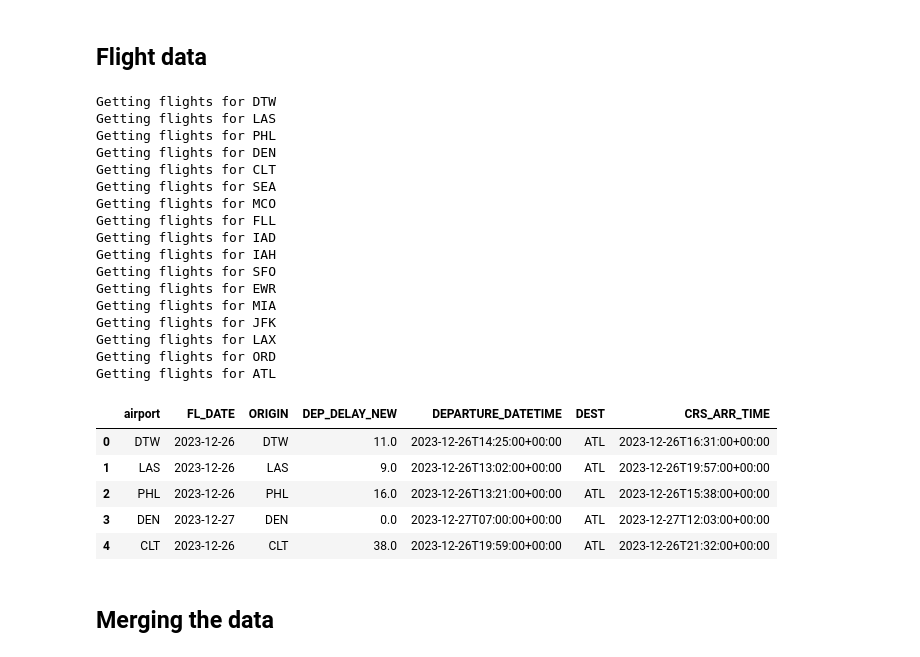
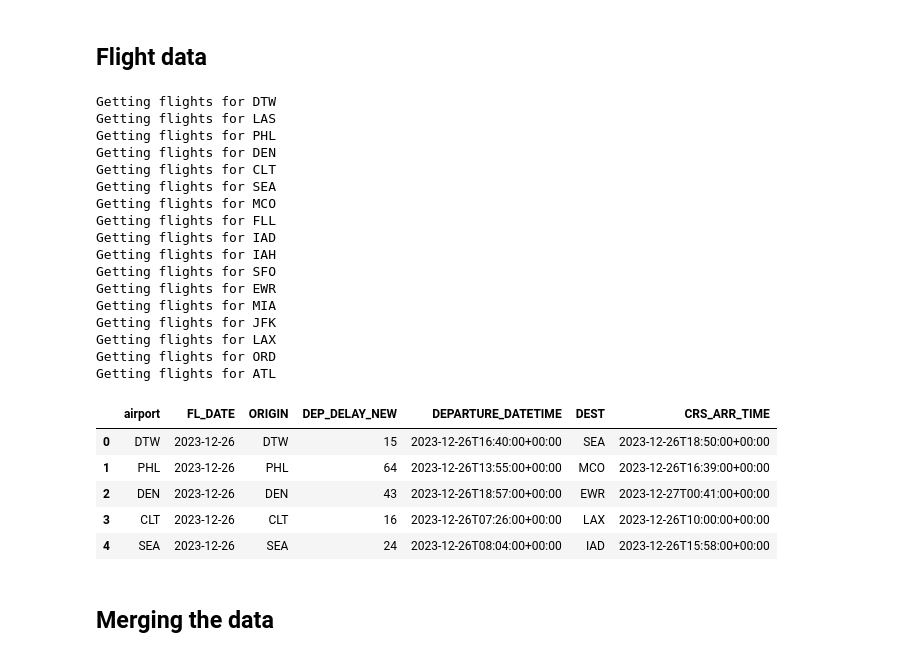
Before and after one commit to rezaqorbani/flight-delay-predictor, a Jupyter notebook: feature_engineering/new_data_pipeline.ipynb, the cells around one changed output. Cells and saved outputs as stored; diff of their text form; code cells hidden in the pictures.

```diff
--- a/feature_engineering/new_data_pipeline.ipynb
+++ b/feature_engineering/new_data_pipeline.ipynb
@@ -226,11 +226,11 @@ flight_data = []
 for i in range(len(selected_airports_iata)):
     print(f"Getting flights for {selected_airports_iata[i]}")
     # Parameters for the API request
+    rand_int = random.randint(0, len(selected_airports_iata) - 1)
     params = {
         "access_key": flight_api_key,
         "dep_iata": selected_airports_iata[i],  # Replace 'SFO' with your desired airport code
-        'arr_iata': selected_airports_iata,
-
+        'arr_iata': selected_airports_iata[rand_int],
     }
 
     # Making the GET request
@@ -251,38 +251,38 @@ for i in range(len(selected_airports_iata)):
         else:
             data["DEP_DELAY_NEW"] = 0.0
         data["DEPARTURE_DATETIME"] = response["departure"]["scheduled"]
         data["DEST"] = response["arrival"]["iata"]
         data["CRS_ARR_TIME"] = response["arrival"]["scheduled"]
         flight_data.append(data)
     else:
         print("Request failed:", response.status_code)
 
 flight_data = pd.DataFrame(flight_data)
 flight_data.head()
 # %% [output]
 Getting flights for DTW
 Getting flights for LAS
 Getting flights for PHL
 Getting flights for DEN
 Getting flights for CLT
 Getting flights for SEA
 Getting flights for MCO
 Getting flights for FLL
 Getting flights for IAD
 Getting flights for IAH
 Getting flights for SFO
 Getting flights for EWR
 Getting flights for MIA
 Getting flights for JFK
 Getting flights for LAX
 Getting flights for ORD
 Getting flights for ATL
 |  | airport | FL_DATE | ORIGIN | DEP_DELAY_NEW | DEPARTURE_DATETIME | DEST | CRS_ARR_TIME |
-| 0 | DTW | 2023-12-26 | DTW | 11.0 | 2023-12-26T14:25:00+00:00 | ATL | 2023-12-26T16:31:00+00:00 |
-| 1 | LAS | 2023-12-26 | LAS | 9.0 | 2023-12-26T13:02:00+00:00 | ATL | 2023-12-26T19:57:00+00:00 |
-| 2 | PHL | 2023-12-26 | PHL | 16.0 | 2023-12-26T13:21:00+00:00 | ATL | 2023-12-26T15:38:00+00:00 |
-| 3 | DEN | 2023-12-27 | DEN | 0.0 | 2023-12-27T07:00:00+00:00 | ATL | 2023-12-27T12:03:00+00:00 |
-| 4 | CLT | 2023-12-26 | CLT | 38.0 | 2023-12-26T19:59:00+00:00 | ATL | 2023-12-26T21:32:00+00:00 |
+| 0 | DTW | 2023-12-26 | DTW | 15 | 2023-12-26T16:40:00+00:00 | SEA | 2023-12-26T18:50:00+00:00 |
+| 1 | PHL | 2023-12-26 | PHL | 64 | 2023-12-26T13:55:00+00:00 | MCO | 2023-12-26T16:39:00+00:00 |
+| 2 | DEN | 2023-12-26 | DEN | 43 | 2023-12-26T18:57:00+00:00 | EWR | 2023-12-27T00:41:00+00:00 |
+| 3 | CLT | 2023-12-26 | CLT | 16 | 2023-12-26T07:26:00+00:00 | LAX | 2023-12-26T10:00:00+00:00 |
+| 4 | SEA | 2023-12-26 | SEA | 24 | 2023-12-26T08:04:00+00:00 | IAD | 2023-12-26T15:58:00+00:00 |
 # %% [markdown]
 ## Merging the data
 # %%
```
Also changed, not shown: parts of 8 cells of this notebook.
